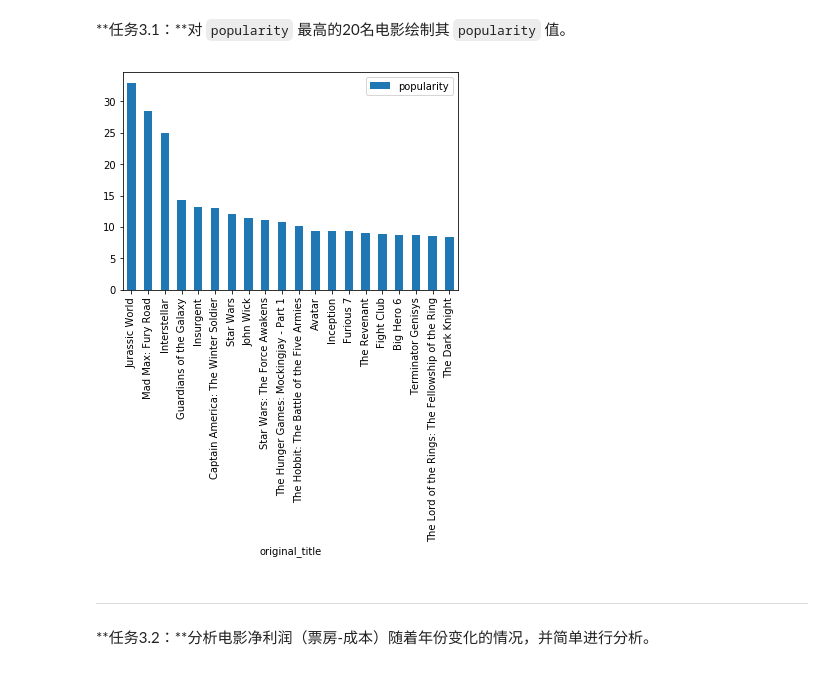
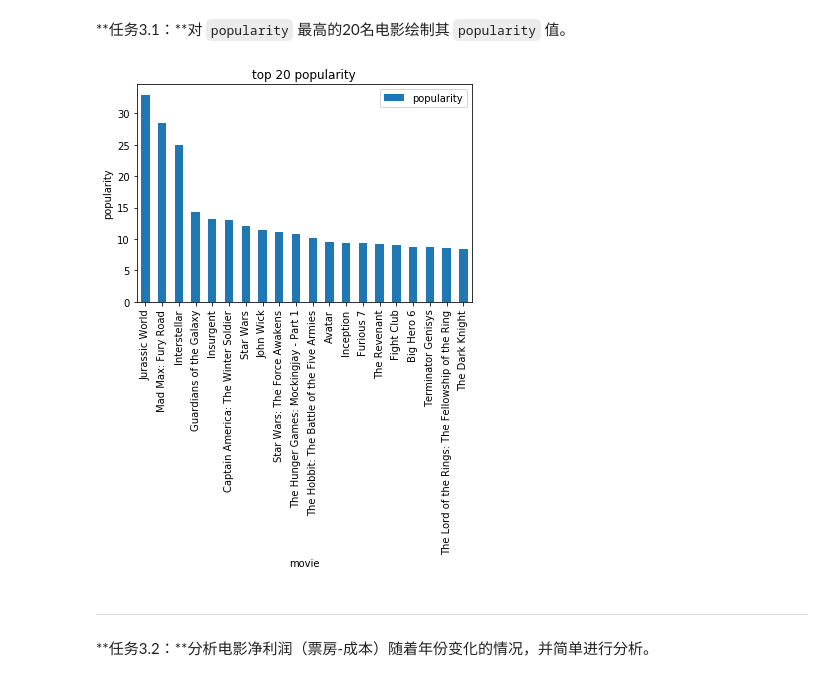
Before and after one commit to hanyang7427/Explore-Movie-Dataset, a Jupyter notebook: Explore Movie Dataset.ipynb, the cells around one changed output. Drawn from its saved outputs; the diff is of its cells as text; code cells hidden in the pictures.

```diff
--- a/Explore Movie Dataset.ipynb
+++ b/Explore Movie Dataset.ipynb
@@ -395,9 +419,10 @@ df.groupby('director').agg({'popularity':'mean'}).sort_values(by='popularity',as
 # %%
 data = df.sort_values(by='popularity',ascending=False)[['original_title','popularity']].head(20)
 data.set_index('original_title',inplace=True)
-data.plot(kind='bar');
+ax = data.plot(kind='bar', title='top 20 popularity')
+ax.set(xlabel="movie", ylabel="popularity");
 # %% [output]
-[figure, old version]
+[figure, new version]
 # %% [markdown]
 ---
 **任务3.2：**分析电影净利润（票房-成本）随着年份变化的情况，并简单进行分析。
```
Also changed, not shown: parts of 7 cells of this notebook, 8 other files.
